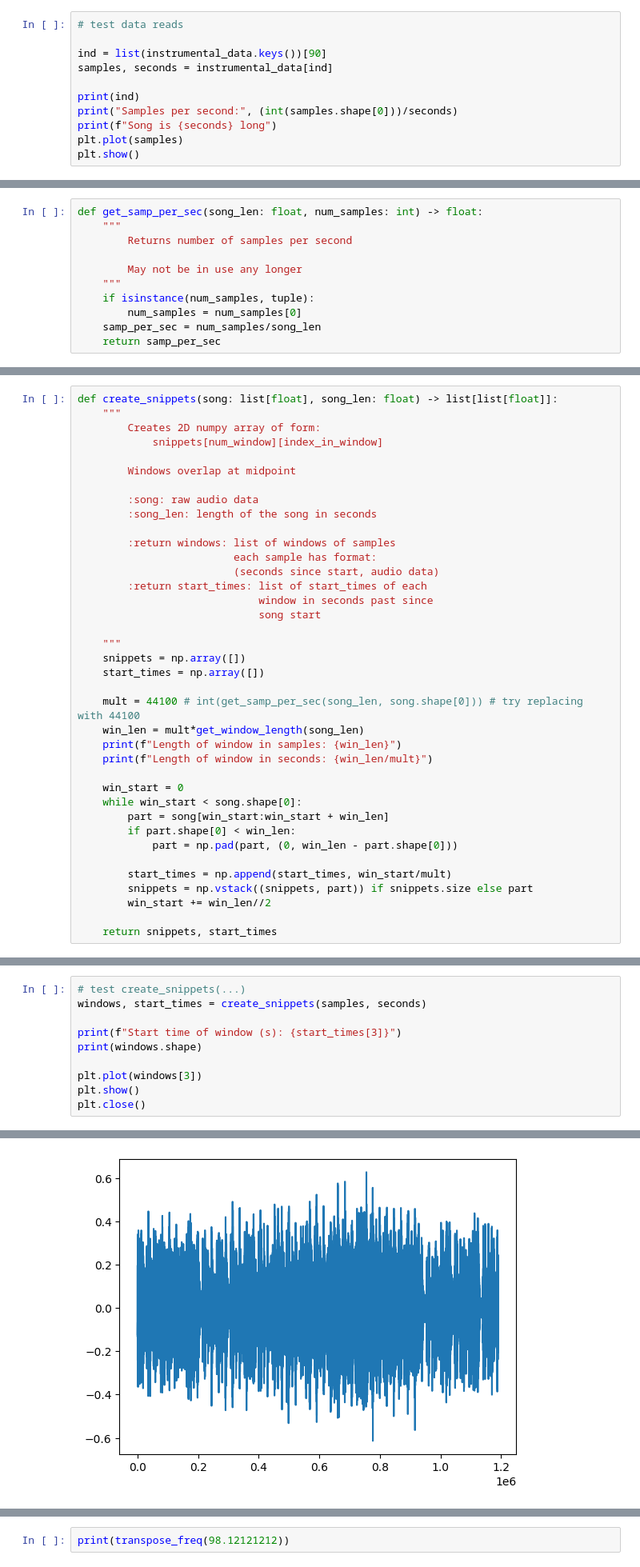
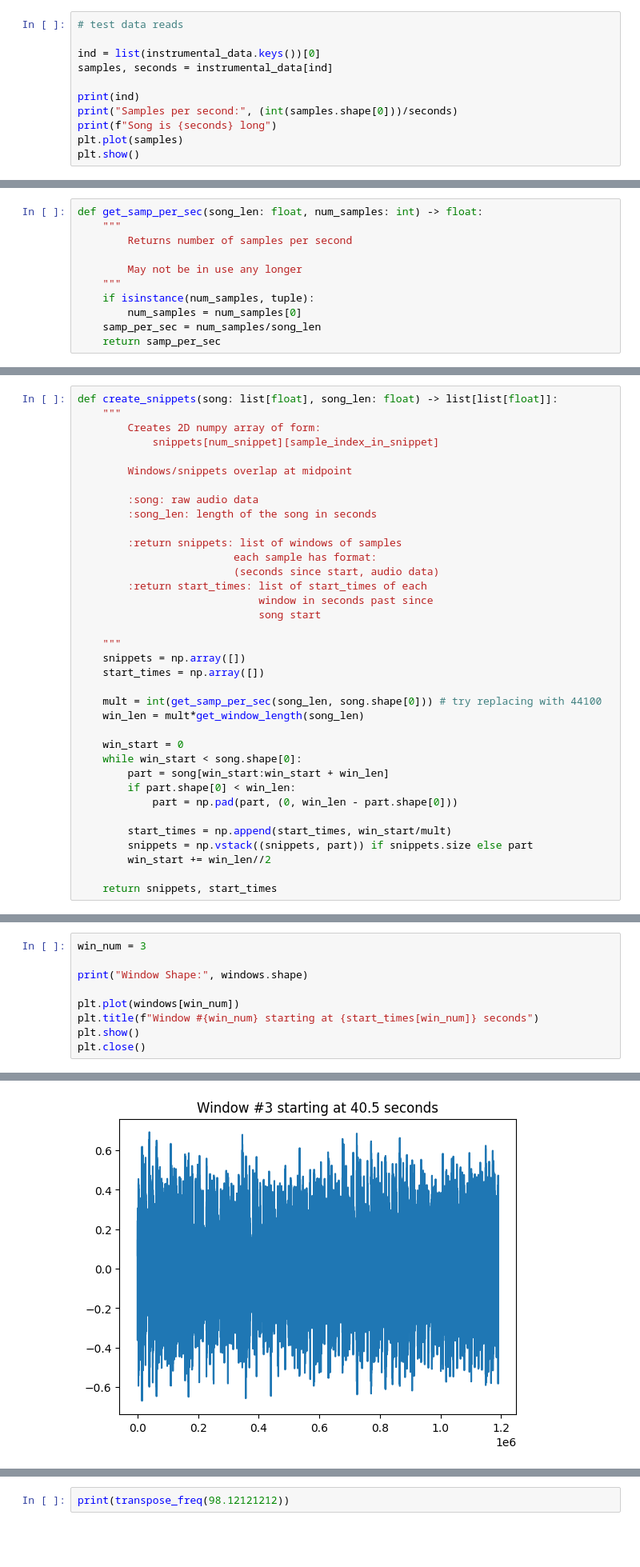
Before and after one commit to 1dagord/chord-guessr, a Jupyter notebook: PostprocessSongData.ipynb, the cells around one changed output, grey strips where cells are left out. Shown: that part at 80% size. Cells and saved outputs as stored; diff of their text form; blank space fills up the shorter version.

```diff
--- a/PostprocessSongData.ipynb
+++ b/PostprocessSongData.ipynb
@@ -130,7 +130,7 @@ print(len(instrumental_data))
 # %%
 # test data reads
 
-ind = list(instrumental_data.keys())[90]
+ind = list(instrumental_data.keys())[0]
 samples, seconds = instrumental_data[ind]
 
 print(ind)
@@ -244,14 +244,14 @@ print(get_samp_per_sec(seconds, samples.shape))
 def create_snippets(song: list[float], song_len: float) -> list[list[float]]:
     """
         Creates 2D numpy array of form:
-            snippets[num_window][index_in_window]
+            snippets[num_snippet][sample_index_in_snippet]
 
-        Windows overlap at midpoint
+        Windows/snippets overlap at midpoint
 
         :song: raw audio data
         :song_len: length of the song in seconds
 
-        :return windows: list of windows of samples
+        :return snippets: list of windows of samples
                          each sample has format:
                          (seconds since start, audio data)
         :return start_times: list of start_times of each
@@ -262,10 +262,8 @@ def create_snippets(song: list[float], song_len: float) -> list[list[float]]:
     snippets = np.array([])
     start_times = np.array([])
 
-    mult = 44100 # int(get_samp_per_sec(song_len, song.shape[0])) # try replacing with 44100
+    mult = int(get_samp_per_sec(song_len, song.shape[0])) # try replacing with 44100
     win_len = mult*get_window_length(song_len)
-    print(f"Length of window in samples: {win_len}")
-    print(f"Length of window in seconds: {win_len/mult}")
 
     win_start = 0
     while win_start < song.shape[0]:
@@ -281,11 +282,10 @@ def create_snippets(song: list[float], song_len: float) -> list[list[float]]:
 # %%
-# test create_snippets(...)
-windows, start_times = create_snippets(samples, seconds)
+win_num = 3
 
-print(f"Start time of window (s): {start_times[3]}")
-print(windows.shape)
+print("Window Shape:", windows.shape)
 
-plt.plot(windows[3])
+plt.plot(windows[win_num])
+plt.title(f"Window #{win_num} starting at {start_times[win_num]} seconds")
 plt.show()
 plt.close()
 # %% [output]
@@ -296,4 +293,4 @@ Start time of window (s): 40.5
-[figure, old version]
+[figure, new version]
 # %% [markdown]
 ## Goal: Obtain most prevalent frequencies in a window and find closest
 # %% [markdown]
```
Also changed, not shown: parts of 26 cells of this notebook.
